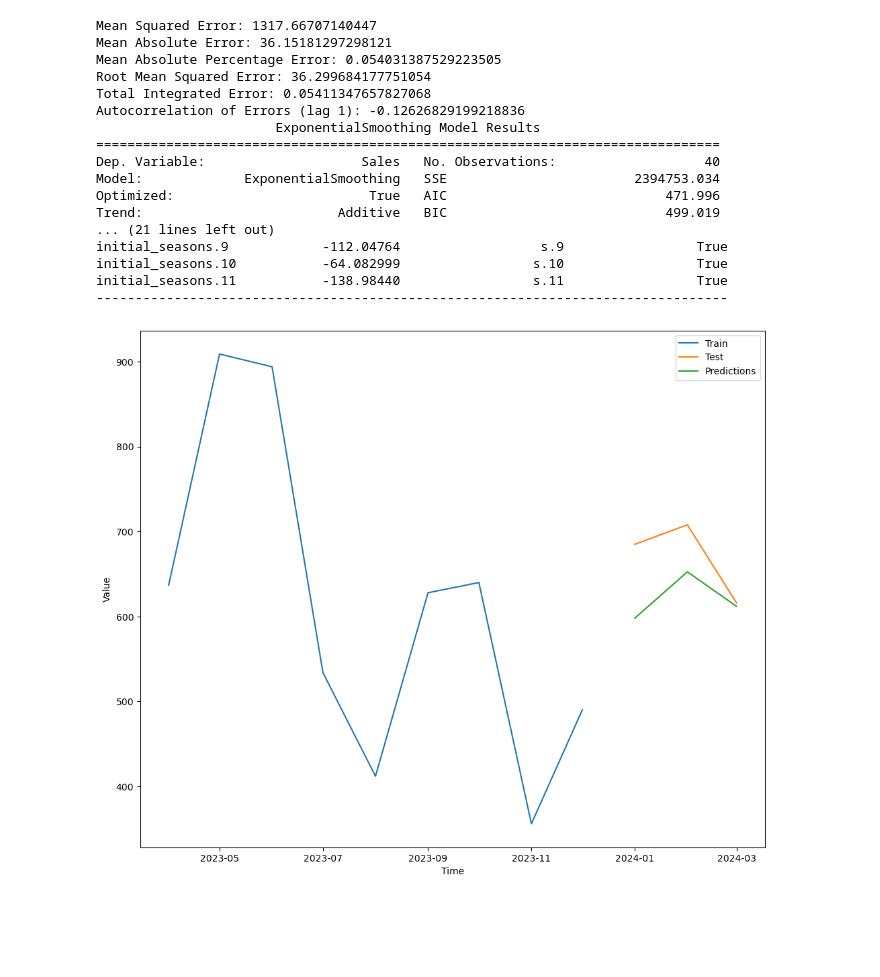
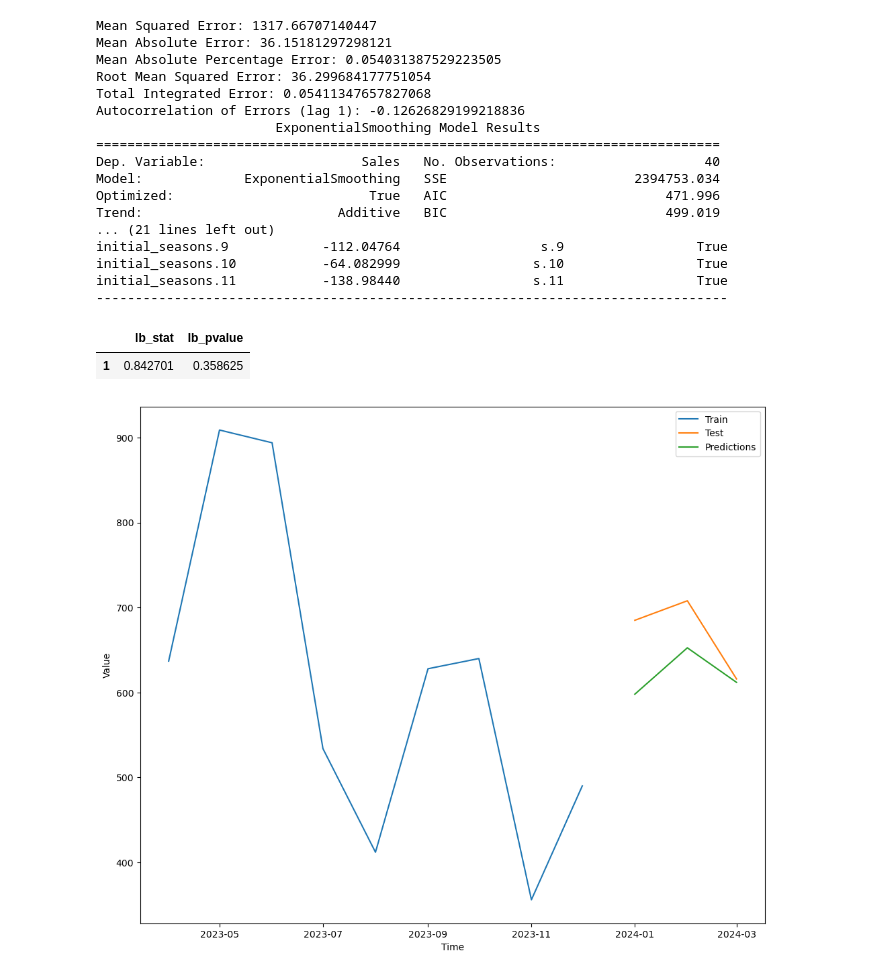
Before and after one commit to vgarciasouza/tcc-mba-usp, a Jupyter notebook: timeseries.ipynb, the cells around one changed output. Drawn from its saved outputs; the diff is of its cells as text; code cells hidden in the pictures; blank space fills up the shorter version.

```diff
--- a/timeseries.ipynb
+++ b/timeseries.ipynb
@@ -132,2 +63,0 @@ def interpolate_outliers(data, outlier_indexes):
-# %%
-data['Sales'] = interpolate_outliers(data['Sales'], outlier_indices)
@@ -342,4 +253,19 @@ initial_seasons.9            -112.04764                  s.9                 Tru
 initial_seasons.10           -64.082999                 s.10                 True
 initial_seasons.11           -138.98440                 s.11                 True
 ---------------------------------------------------------------------------------
+# %%
+from statsmodels.stats.diagnostic import acorr_ljungbox
+
+
+endog = model_fit.resid
+
+
+lags = 1
+test_results = acorr_ljungbox(endog, lags=lags)
+
+
+test_results
+# %% [output]
+|  | lb_stat | lb_pvalue |
+| 1 | 0.842701 | 0.358625 |
 # %%
```
Also changed, not shown: parts of 32 cells of this notebook.
